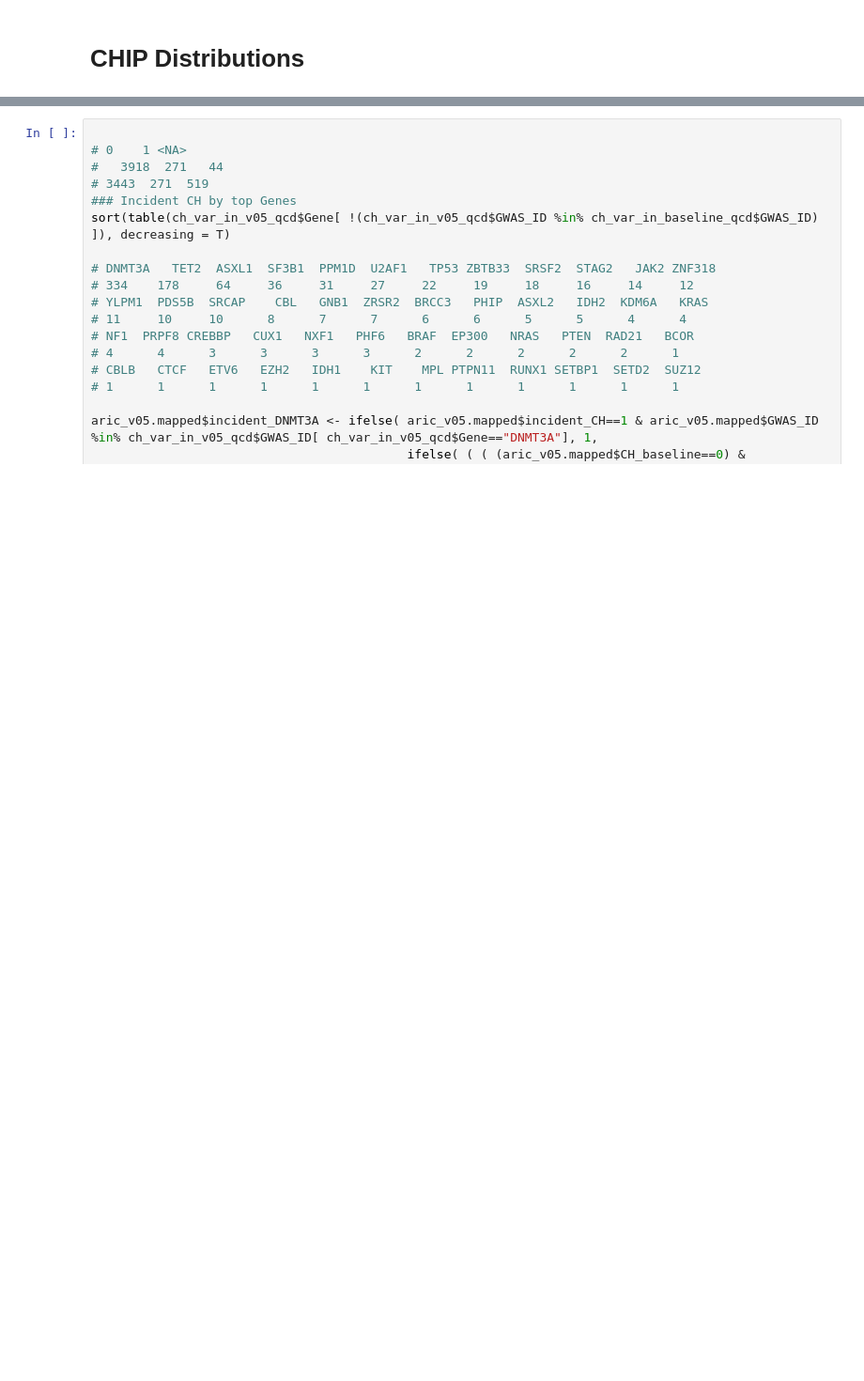
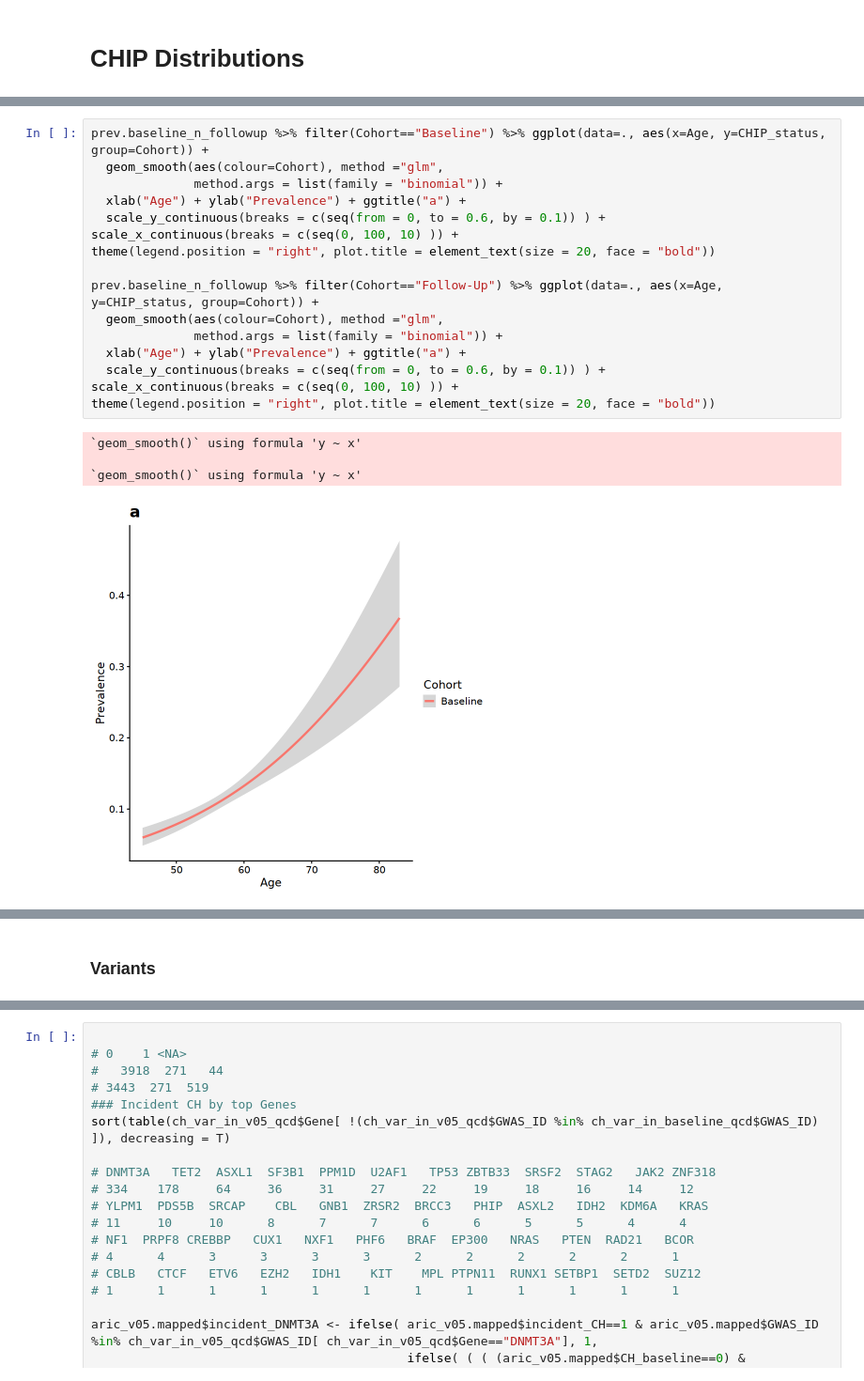
Before and after one commit to MMesbahU/longitudinal-profiling-of-clonal-hematopoiesis, a Jupyter notebook: detect_CH/2.1.Fig1_Table1.ipynb, the cells around one changed output, grey strips where cells are left out. Shown at 94% size. Cells and saved outputs as stored; diff of their text form; blank space fills up the shorter version.

```diff
--- a/detect_CH/2.1.Fig1_Table1.ipynb
+++ b/detect_CH/2.1.Fig1_Table1.ipynb
@@ -9,0 +1319,21 @@ aric_baseline <- fread("aric_baseline_N10881.pheno_ch_status.23Mar2023.csv", hea
+# %%
+prev.baseline_n_followup %>% filter(Cohort=="Baseline") %>% ggplot(data=., aes(x=Age, y=CHIP_status, group=Cohort)) +
+  geom_smooth(aes(colour=Cohort), method ="glm",
+              method.args = list(family = "binomial")) +
+  xlab("Age") + ylab("Prevalence") + ggtitle("a") +
+  scale_y_continuous(breaks = c(seq(from = 0, to = 0.6, by = 0.1)) ) +
+scale_x_continuous(breaks = c(seq(0, 100, 10) )) +
+theme(legend.position = "right", plot.title = element_text(size = 20, face = "bold"))
+
+prev.baseline_n_followup %>% filter(Cohort=="Follow-Up") %>% ggplot(data=., aes(x=Age, y=CHIP_status, group=Cohort)) +
+  geom_smooth(aes(colour=Cohort), method ="glm",
+              method.args = list(family = "binomial")) +
+  xlab("Age") + ylab("Prevalence") + ggtitle("a") +
+  scale_y_continuous(breaks = c(seq(from = 0, to = 0.6, by = 0.1)) ) +
+scale_x_continuous(breaks = c(seq(0, 100, 10) )) +
+theme(legend.position = "right", plot.title = element_text(size = 20, face = "bold"))
+# %% [output]
+`geom_smooth()` using formula 'y ~ x'
+
+`geom_smooth()` using formula 'y ~ x'
+[figure, added]
@@ -9,0 +1341,2 @@ aric_baseline <- fread("aric_baseline_N10881.pheno_ch_status.23Mar2023.csv", hea
+# %% [markdown]
+### Variants
```
Also changed, not shown: parts of 44 cells of this notebook, 25 other files.
